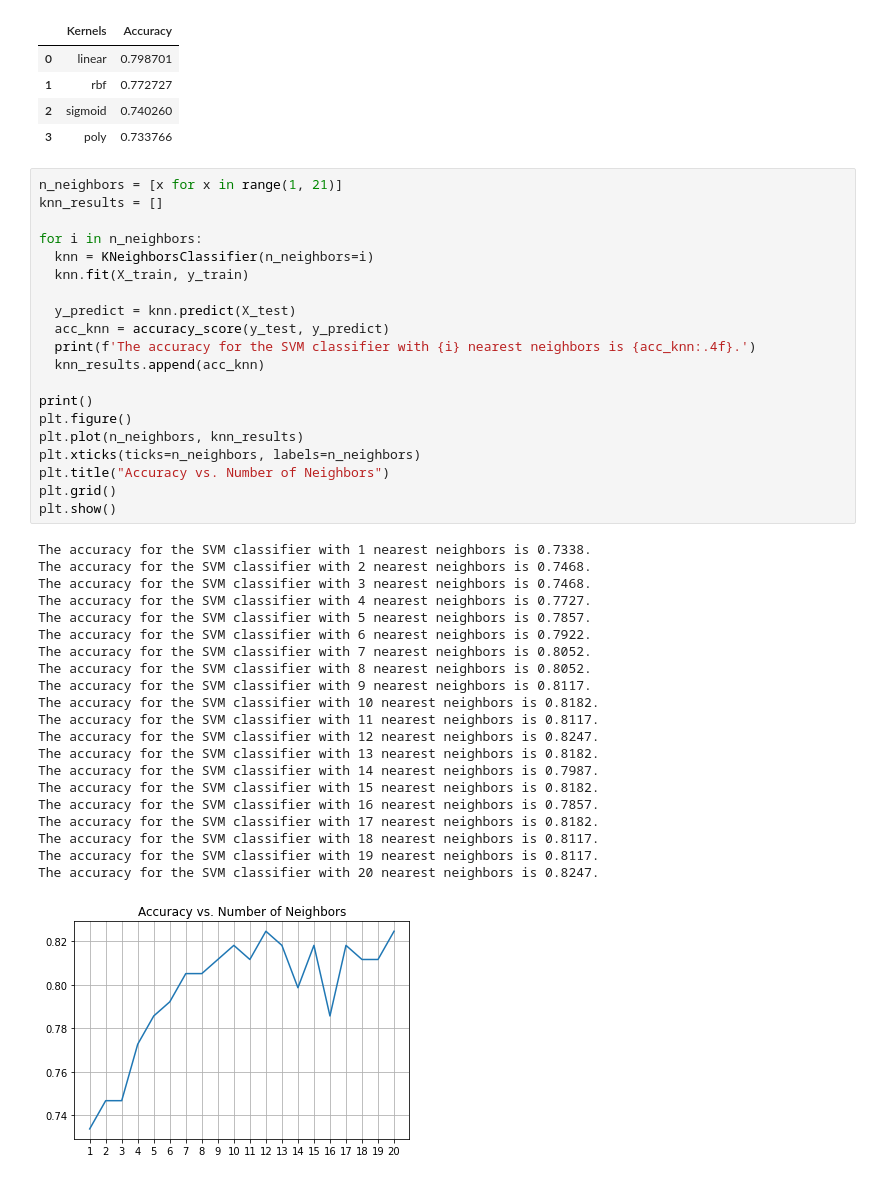
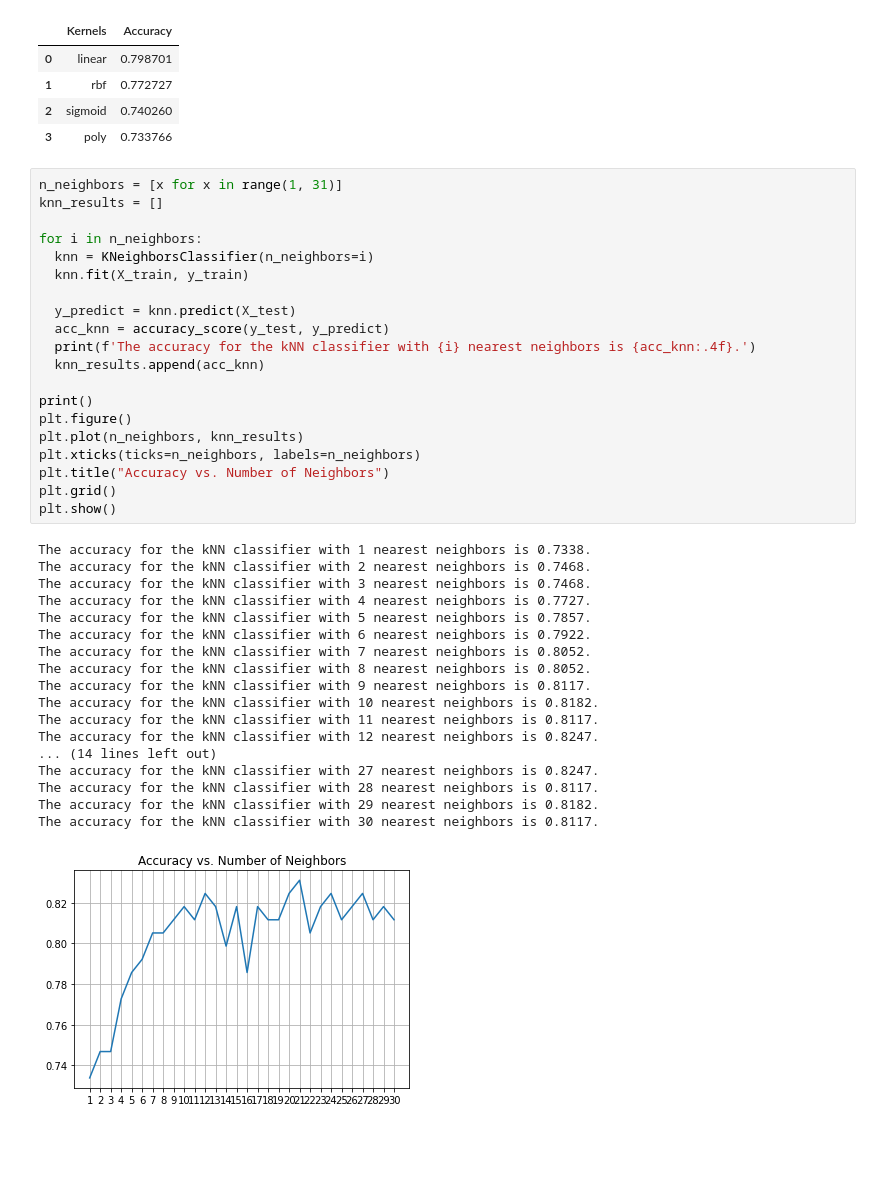
Before and after one commit to LachlanMountjoy/EE695Project, a Jupyter notebook: SVM_and_KNN.ipynb, the cells around one changed output. Drawn from its saved outputs; the diff is of its cells as text; blank space fills up the shorter version.

```diff
--- a/SVM_and_KNN.ipynb
+++ b/SVM_and_KNN.ipynb
@@ -98,44 +98,41 @@ pd.DataFrame(data)
 | 2 | sigmoid | 0.740260 |
 | 3 | poly | 0.733766 |
 # %%
-n_neighbors = [x for x in range(1, 21)]
+n_neighbors = [x for x in range(1, 31)]
 knn_results = []
 
 for i in n_neighbors:
   knn = KNeighborsClassifier(n_neighbors=i)
   knn.fit(X_train, y_train)
 
   y_predict = knn.predict(X_test)
   acc_knn = accuracy_score(y_test, y_predict)
-  print(f'The accuracy for the SVM classifier with {i} nearest neighbors is {acc_knn:.4f}.')
+  print(f'The accuracy for the kNN classifier with {i} nearest neighbors is {acc_knn:.4f}.')
   knn_results.append(acc_knn)
 
 print()
 plt.figure()
 plt.plot(n_neighbors, knn_results)
 plt.xticks(ticks=n_neighbors, labels=n_neighbors)
 plt.title("Accuracy vs. Number of Neighbors")
 plt.grid()
 plt.show()
 # %% [output]
-The accuracy for the SVM classifier with 1 nearest neighbors is 0.7338.
-The accuracy for the SVM classifier with 2 nearest neighbors is 0.7468.
-The accuracy for the SVM classifier with 3 nearest neighbors is 0.7468.
-The accuracy for the SVM classifier with 4 nearest neighbors is 0.7727.
-The accuracy for the SVM classifier with 5 nearest neighbors is 0.7857.
-The accuracy for the SVM classifier with 6 nearest neighbors is 0.7922.
-The accuracy for the SVM classifier with 7 nearest neighbors is 0.8052.
-The accuracy for the SVM classifier with 8 nearest neighbors is 0.8052.
-The accuracy for the SVM classifier with 9 nearest neighbors is 0.8117.
-The accuracy for the SVM classifier with 10 nearest neighbors is 0.8182.
-The accuracy for the SVM classifier with 11 nearest neighbors is 0.8117.
-The accuracy for the SVM classifier with 12 nearest neighbors is 0.8247.
-The accuracy for the SVM classifier with 13 nearest neighbors is 0.8182.
-The accuracy for the SVM classifier with 14 nearest neighbors is 0.7987.
-The accuracy for the SVM classifier with 15 nearest neighbors is 0.8182.
-The accuracy for the SVM classifier with 16 nearest neighbors is 0.7857.
-The accuracy for the SVM classifier with 17 nearest neighbors is 0.8182.
-The accuracy for the SVM classifier with 18 nearest neighbors is 0.8117.
-The accuracy for the SVM classifier with 19 nearest neighbors is 0.8117.
-The accuracy for the SVM classifier with 20 nearest neighbors is 0.8247.
+The accuracy for the kNN classifier with 1 nearest neighbors is 0.7338.
+The accuracy for the kNN classifier with 2 nearest neighbors is 0.7468.
+The accuracy for the kNN classifier with 3 nearest neighbors is 0.7468.
+The accuracy for the kNN classifier with 4 nearest neighbors is 0.7727.
+The accuracy for the kNN classifier with 5 nearest neighbors is 0.7857.
+The accuracy for the kNN classifier with 6 nearest neighbors is 0.7922.
+The accuracy for the kNN classifier with 7 nearest neighbors is 0.8052.
+The accuracy for the kNN classifier with 8 nearest neighbors is 0.8052.
+The accuracy for the kNN classifier with 9 nearest neighbors is 0.8117.
+The accuracy for the kNN classifier with 10 nearest neighbors is 0.8182.
+The accuracy for the kNN classifier with 11 nearest neighbors is 0.8117.
+The accuracy for the kNN classifier with 12 nearest neighbors is 0.8247.
+... (14 lines left out)
+The accuracy for the kNN classifier with 27 nearest neighbors is 0.8247.
+The accuracy for the kNN classifier with 28 nearest neighbors is 0.8117.
+The accuracy for the kNN classifier with 29 nearest neighbors is 0.8182.
+The accuracy for the kNN classifier with 30 nearest neighbors is 0.8117.
-[figure, old version]
+[figure, new version]
```
